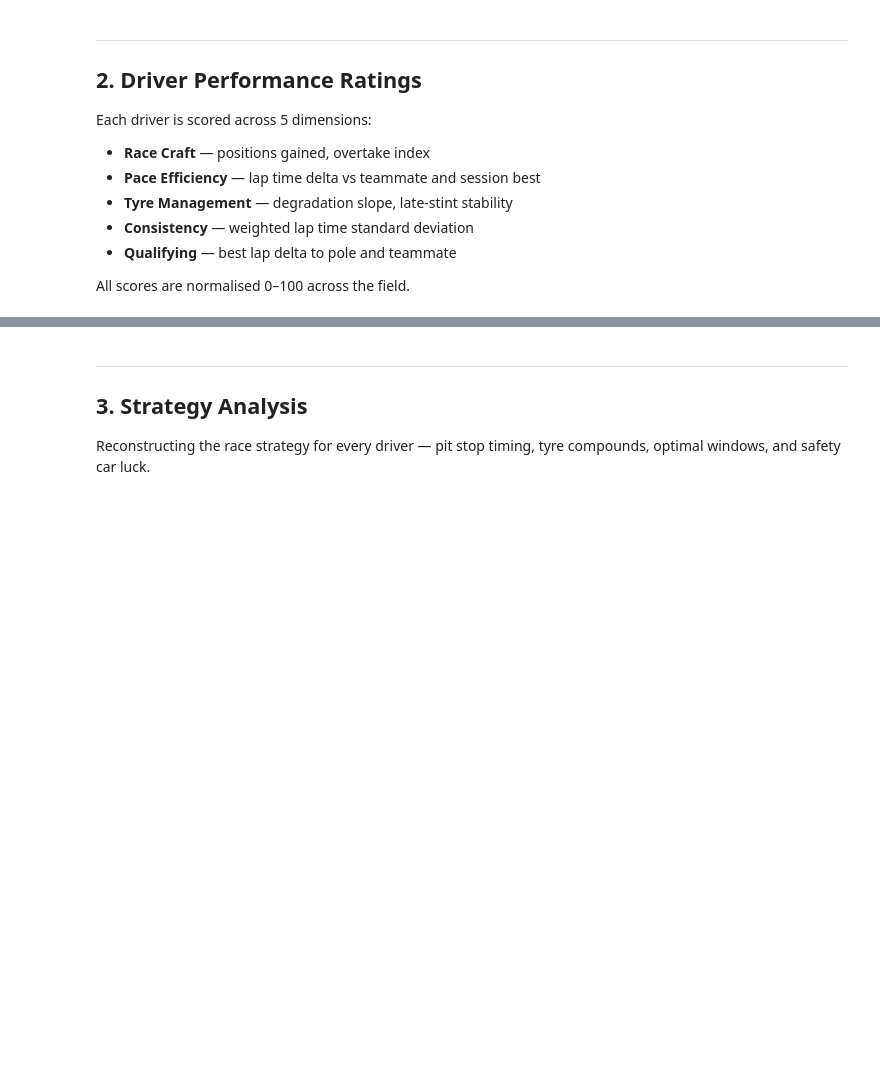
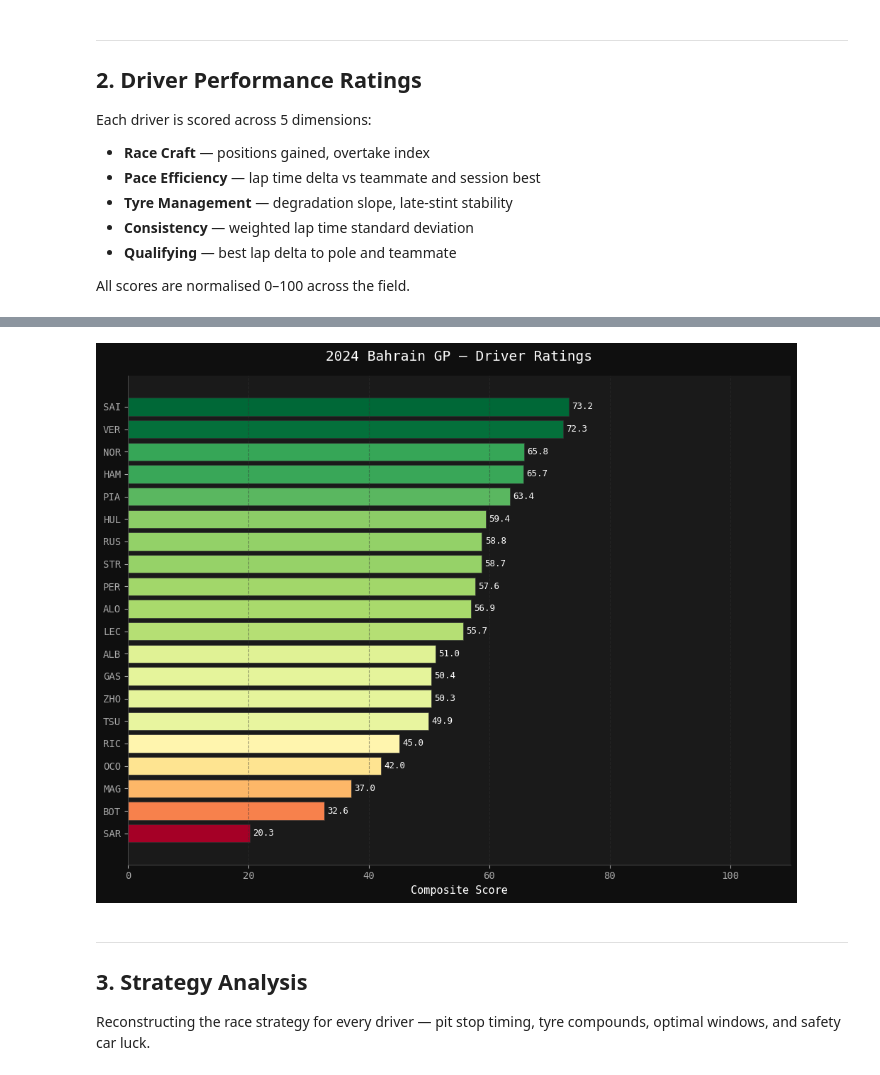
Before and after one commit to chithira67/f1-pitwall, a Jupyter notebook: notebooks/2024_bahrain_analysis.ipynb, the cells around one changed output, grey strips where cells are left out. Cells and saved outputs as stored; diff of their text form; code cells hidden in the pictures; blank space fills up the shorter version.

```diff
--- a/notebooks/2024_bahrain_analysis.ipynb
+++ b/notebooks/2024_bahrain_analysis.ipynb
@@ -158,31 +235,35 @@ df_ratings.style.background_gradient(
 # %%
 # Horizontal bar chart — composite scores
 df_plot = df_ratings.sort_values('TOTAL')
 
 fig, ax = plt.subplots(figsize=(10, 8))
 
 colors = plt.cm.RdYlGn(
     [(s - df_plot['TOTAL'].min()) / (df_plot['TOTAL'].max() - df_plot['TOTAL'].min())
      for s in df_plot['TOTAL']]
 )
 
 bars = ax.barh(df_plot['Code'], df_plot['TOTAL'], color=colors, edgecolor='#333', linewidth=0.5)
 
 for bar, score in zip(bars, df_plot['TOTAL']):
     ax.text(
         bar.get_width() + 0.5, bar.get_y() + bar.get_height() / 2,
         f'{score:.1f}', va='center', ha='left', fontsize=9, color='#ffffff'
     )
 
 ax.set_xlabel('Composite Score', fontsize=11)
 ax.set_title('2024 Bahrain GP — Driver Ratings', fontsize=14, pad=15)
 ax.set_xlim(0, 110)
 ax.grid(axis='x')
 ax.spines[['top', 'right']].set_visible(False)
 
 plt.tight_layout()
+import os
+os.makedirs('notebooks', exist_ok=True)
 plt.savefig('notebooks/bahrain_ratings.png', dpi=150, bbox_inches='tight', facecolor='#0f0f0f')
 plt.show()
+# %% [output]
+[figure, added]
 # %%
 # Radar chart — top 3 drivers
 PILLARS = ['Race Craft', 'Pace Eff.', 'Tyre Mgmt', 'Consistency', 'Qualifying']
```
Also changed, not shown: parts of 13 cells of this notebook, 1 other file.
